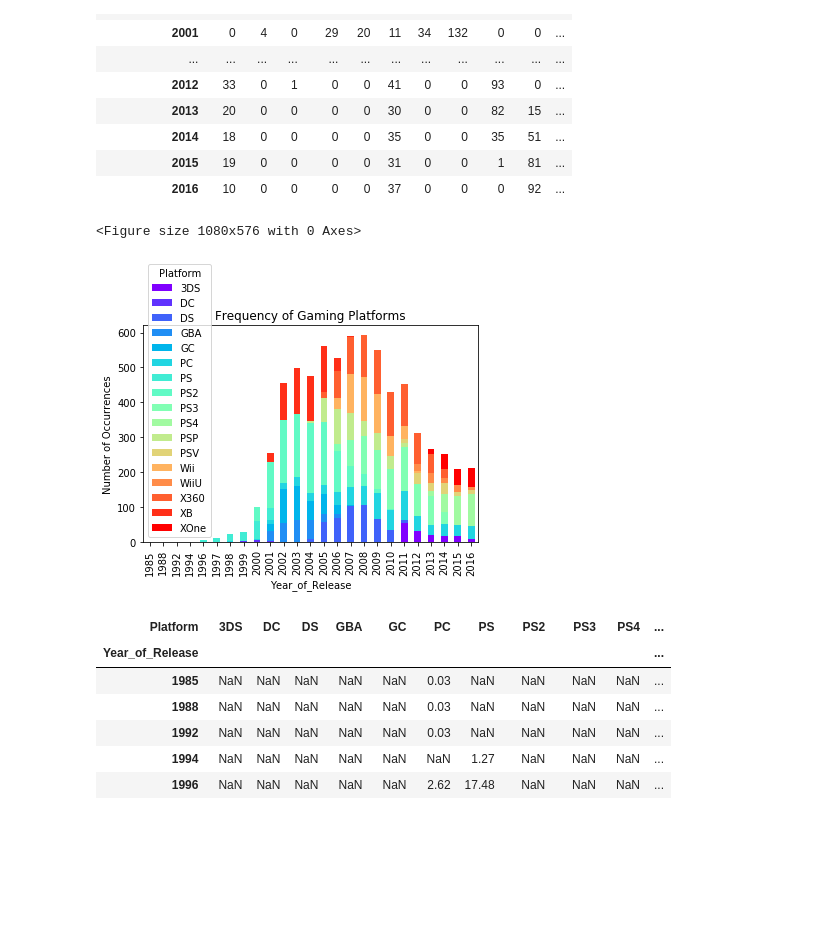
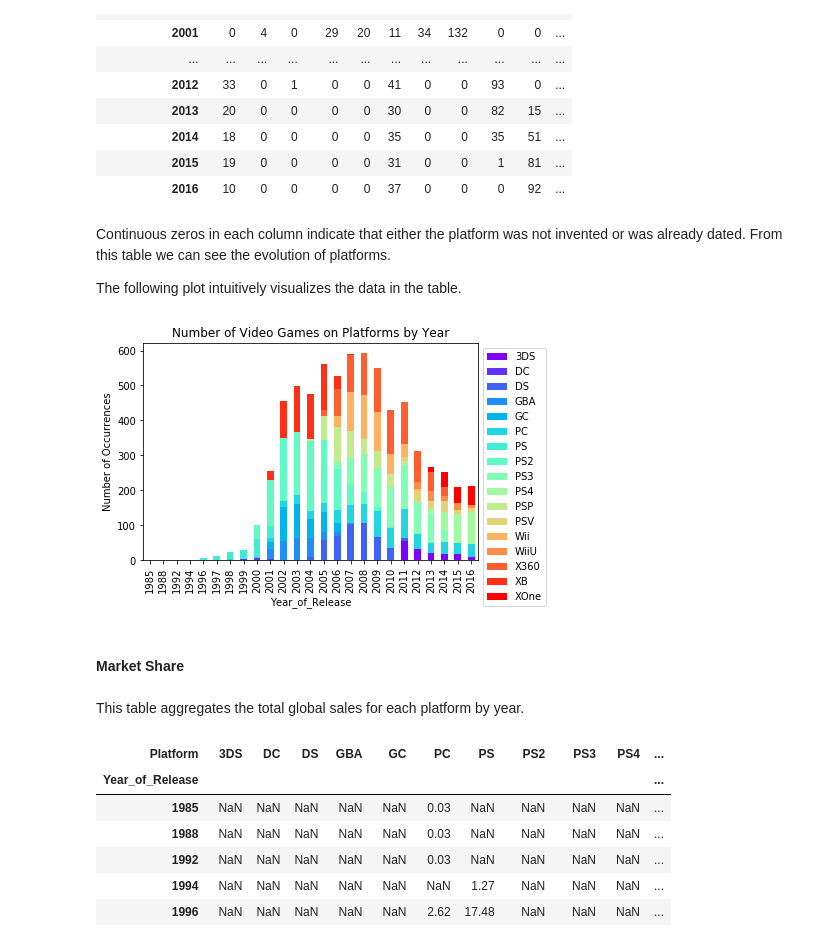
Before and after one commit to sherry9788/STATS131_Final, a Jupyter notebook: xuening.2.ipynb, the cells around one changed output. Drawn from its saved outputs; the diff is of its cells as text; code cells hidden in the pictures; blank space fills up the shorter version.

```diff
--- a/xuening.2.ipynb
+++ b/xuening.2.ipynb
@@ -455,15 +455,22 @@ plat_freq
 | 2014 | 18 | 0 | 0 | 0 | 0 | 35 | 0 | 0 | 35 | 51 | ... |
 | 2015 | 19 | 0 | 0 | 0 | 0 | 31 | 0 | 0 | 1 | 81 | ... |
 | 2016 | 10 | 0 | 0 | 0 | 0 | 37 | 0 | 0 | 0 | 92 | ... |
+# %% [markdown]
+Continuous zeros in each column indicate that either the platform was not invented or was already dated. From this table we can see the evolution of platforms.
+
+The following plot intuitively visualizes the data in the table.
 # %%
-plt.figure(figsize=(15,8))
 plat_freq.plot(kind='bar', stacked=True, colormap='rainbow')
-plt.title('Frequency of Gaming Platforms')
+plt.title('Number of Video Games on Platforms by Year')
 plt.ylabel('Number of Occurrences')
+plt.legend(bbox_to_anchor=(1, 1))
 plt.show()
 # %% [output]
-<Figure size 1080x576 with 0 Axes>
-[figure, old version]
+[figure, new version]
+# %% [markdown]
+#### Market Share
+# %% [markdown]
+This table aggregates the total global sales for each platform by year.
 # %%
 plat_pivot = pd.pivot_table(df2, index='Year_of_Release', columns='Platform', values='Global_Sales', aggfunc=np.sum)
 plat_pivot
```
Also changed, not shown: parts of 59 cells of this notebook.
